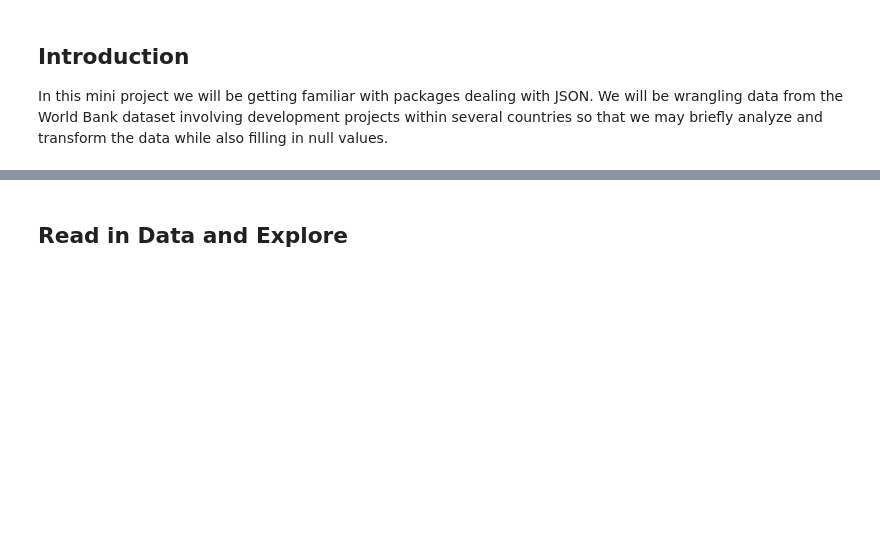
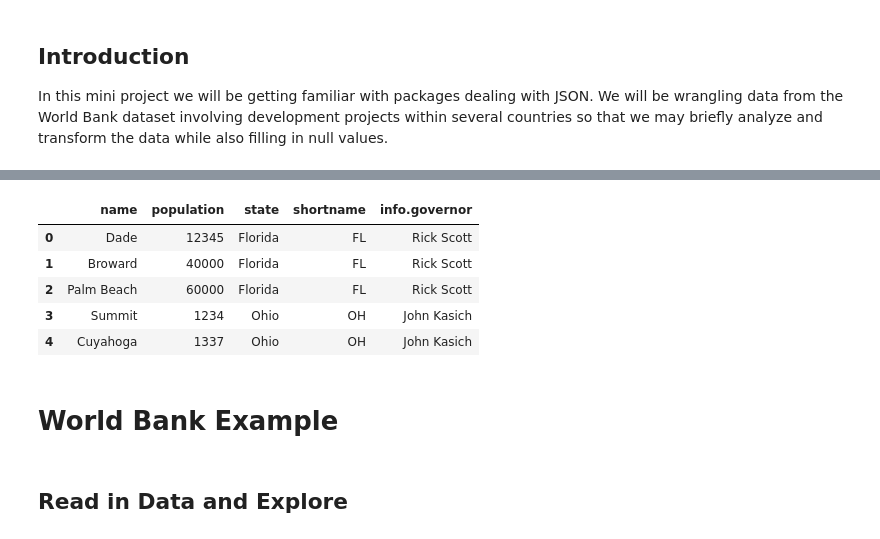
Before and after one commit to dametreusv/Springboard_Data_Science, a Jupyter notebook: json_data_wrangling/json_data_wrangling.ipynb, the cells around one changed output, grey strips where cells are left out. Drawn from its saved outputs; the diff is of its cells as text; code cells hidden in the pictures; blank space fills up the shorter version.

```diff
--- a/json_data_wrangling/json_data_wrangling.ipynb
+++ b/json_data_wrangling/json_data_wrangling.ipynb
@@ -6,0 +19,13 @@ In this mini project we will be getting familiar with packages dealing with JSON
+# %%
+# define json string
+data = [{'state': 'Florida',
+         'shortname': 'FL',
+         'info': {'governor': 'Rick Scott'},
+         'counties': [{'name': 'Dade', 'population': 12345},
+                      {'name': 'Broward', 'population': 40000},
+                      {'name': 'Palm Beach', 'population': 60000}]},
+        {'state': 'Ohio',
+         'shortname': 'OH',
+         'info': {'governor': 'John Kasich'},
+         'counties': [{'name': 'Summit', 'population': 1234},
+                      {'name': 'Cuyahoga', 'population': 1337}]}]
@@ -7,2 +42,14 @@ In this mini project we will be getting familiar with packages dealing with JSON
+# %%
+# further populate tables created from nested element
+json_normalize(data, 'counties', ['state', 'shortname', ['info', 'governor']])
+# %% [output]
+|  | name | population | state | shortname | info.governor |
+| 0 | Dade | 12345 | Florida | FL | Rick Scott |
+| 1 | Broward | 40000 | Florida | FL | Rick Scott |
+| 2 | Palm Beach | 60000 | Florida | FL | Rick Scott |
+| 3 | Summit | 1234 | Ohio | OH | John Kasich |
+| 4 | Cuyahoga | 1337 | Ohio | OH | John Kasich |
+# %% [markdown]
+# World Bank Example
 # %% [markdown]
 ## Read in Data and Explore
```
Also changed, not shown: parts of 5 cells of this notebook.
